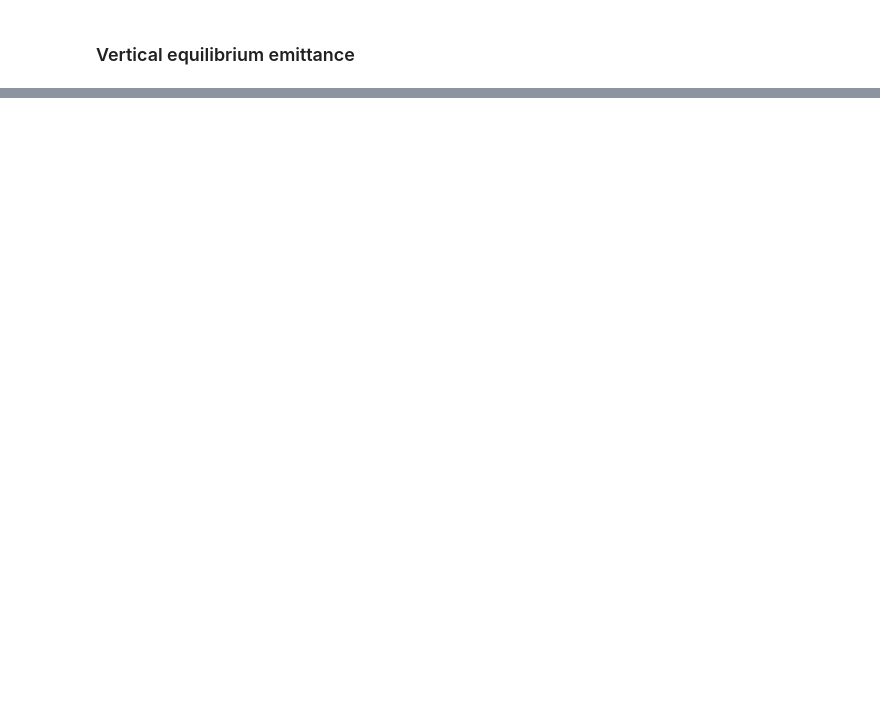
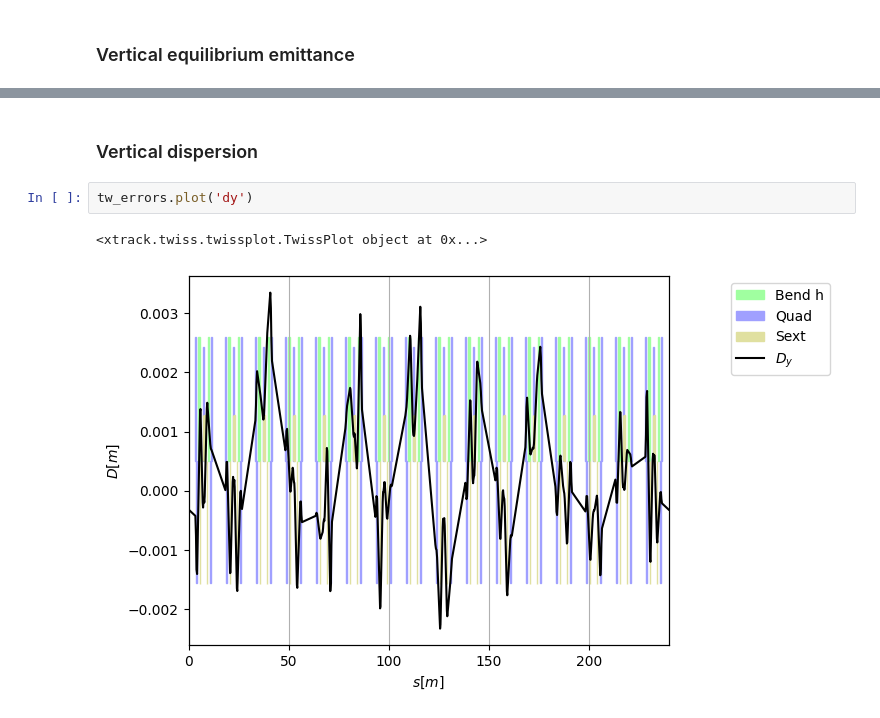
Before and after one commit to xsuite/tutorial_cas_ee_coll_and_ls, a Jupyter notebook: 01_synchrotron_design_and_comparison/solution_06_optional_misalignments_and_vertical_emittance.ipynb, the cells around one changed output, grey strips where cells are left out. Saved outputs shown, nothing was run; the diff lists cells and outputs as text; blank space fills up the shorter version.

```diff
--- a/01_synchrotron_design_and_comparison/solution_06_optional_misalignments_and_vertical_emittance.ipynb
+++ b/01_synchrotron_design_and_comparison/solution_06_optional_misalignments_and_vertical_emittance.ipynb
@@ -103,0 +89,7 @@ These radiation integrals estimate the emittance from vertical dispersion; they
+# %% [markdown]
+### Vertical dispersion
+# %%
+tw_errors.plot('dy')
+# %% [output]
+<xtrack.twiss.twissplot.TwissPlot object at 0x...>
+[figure, new version]
```
Also changed, not shown: parts of 22 cells of this notebook, 1 other file.
